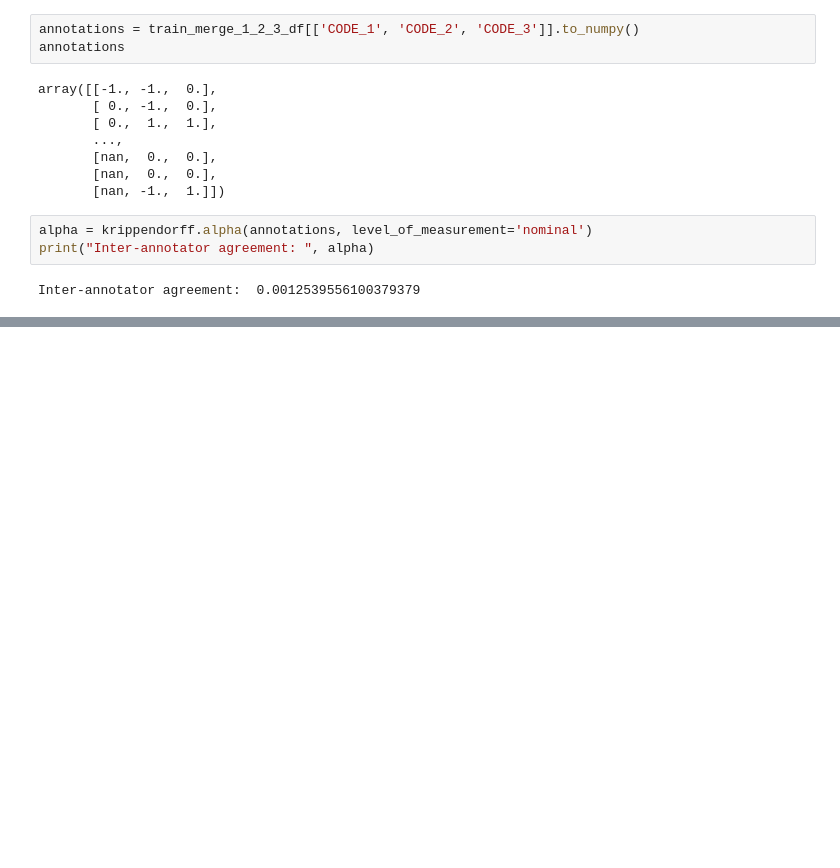
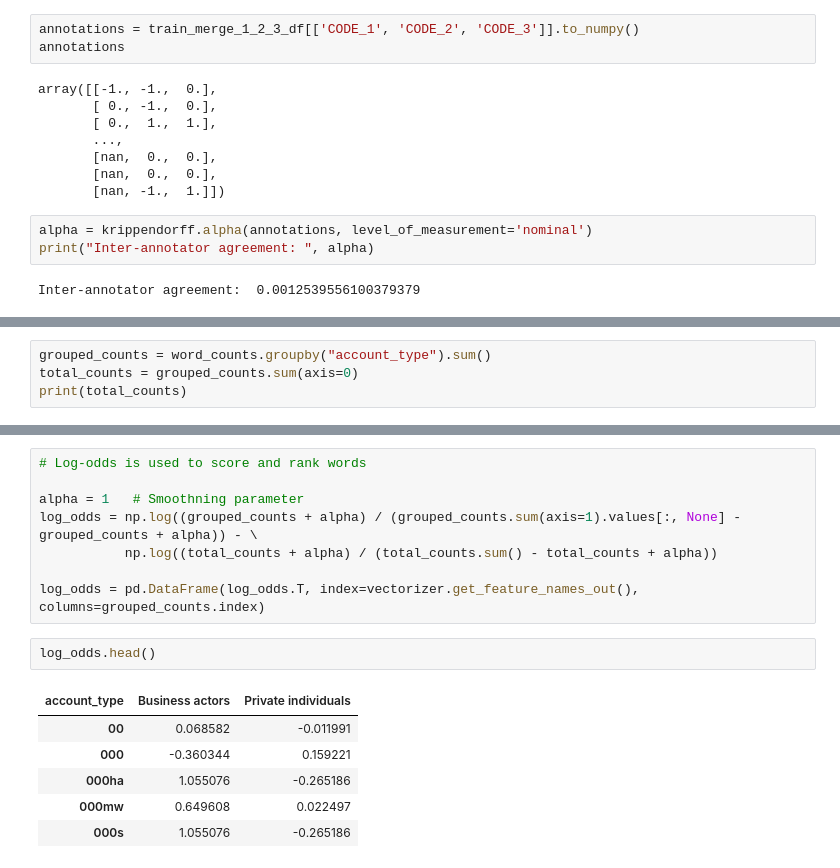
Before and after one commit to vaughankraska/social_data_mining, a Jupyter notebook: src/sdm/lab_scripts/text_analysis/theory_driven_analysis.ipynb, the cells around one changed output, grey strips where cells are left out. Drawn from its saved outputs; the diff is of its cells as text; blank space fills up the shorter version.

```diff
--- a/src/sdm/lab_scripts/text_analysis/theory_driven_analysis.ipynb
+++ b/src/sdm/lab_scripts/text_analysis/theory_driven_analysis.ipynb
@@ -142,0 +224,4 @@ Inter-annotator agreement:  0.0012539556100379379
+# %%
+grouped_counts = word_counts.groupby("account_type").sum()
+total_counts = grouped_counts.sum(axis=0)
+print(total_counts)
@@ -142,0 +241,17 @@ Inter-annotator agreement:  0.0012539556100379379
+# %%
+# Log-odds is used to score and rank words
+
+alpha = 1   # Smoothning parameter
+log_odds = np.log((grouped_counts + alpha) / (grouped_counts.sum(axis=1).values[:, None] - grouped_counts + alpha)) - \
+           np.log((total_counts + alpha) / (total_counts.sum() - total_counts + alpha))
+
+log_odds = pd.DataFrame(log_odds.T, index=vectorizer.get_feature_names_out(), columns=grouped_counts.index)
+# %%
+log_odds.head()
+# %% [output]
+| account_type | Business actors | Private individuals |
+| 00 | 0.068582 | -0.011991 |
+| 000 | -0.360344 | 0.159221 |
+| 000ha | 1.055076 | -0.265186 |
+| 000mw | 0.649608 | 0.022497 |
+| 000s | 1.055076 | -0.265186 |
```
Also changed, not shown: parts of 11 cells of this notebook.
